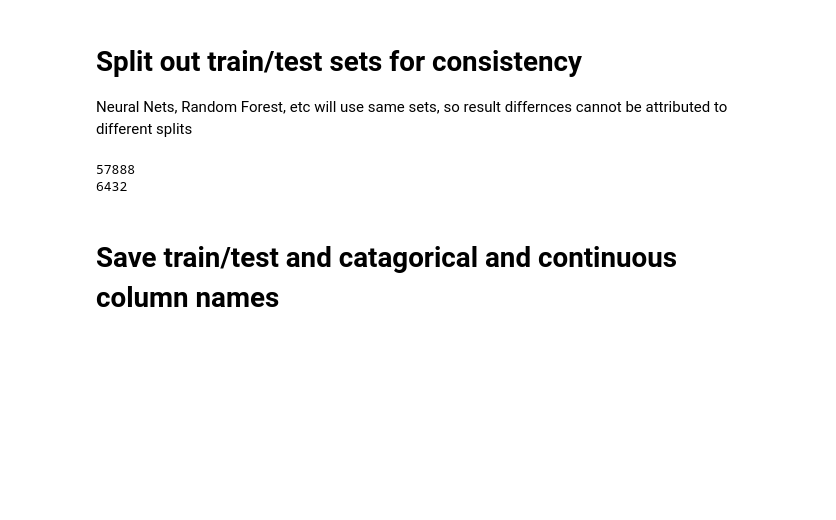
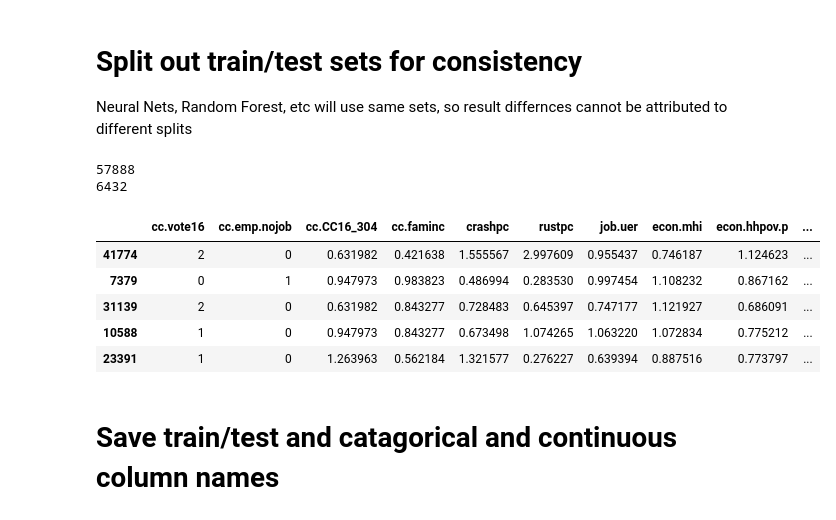
Before and after one commit to kperkins411/VoterAnalysis, a Jupyter notebook: DataCleaning_regid_31.ipynb, the cells around one changed output. Saved outputs shown, nothing was run; the diff lists cells and outputs as text; code cells hidden in the pictures; blank space fills up the shorter version.

```diff
--- a/DataCleaning_regid_31.ipynb
+++ b/DataCleaning_regid_31.ipynb
@@ -395,6 +439,15 @@ print(str(len(tst)))
 # %% [output]
 57888
 6432
+# %%
+train.head()
+# %% [output]
+|  | cc.vote16 | cc.emp.nojob | cc.CC16_304 | cc.faminc | crashpc | rustpc | job.uer | econ.mhi | econ.hhpov.p | ... |
+| 41774 | 2 | 0 | 0.631982 | 0.421638 | 1.555567 | 2.997609 | 0.955437 | 0.746187 | 1.124623 | ... |
+| 7379 | 0 | 1 | 0.947973 | 0.983823 | 0.486994 | 0.283530 | 0.997454 | 1.108232 | 0.867162 | ... |
+| 31139 | 2 | 0 | 0.631982 | 0.843277 | 0.728483 | 0.645397 | 0.747177 | 1.121927 | 0.686091 | ... |
+| 10588 | 1 | 0 | 0.947973 | 0.843277 | 0.673498 | 1.074265 | 1.063220 | 1.072834 | 0.775212 | ... |
+| 23391 | 1 | 0 | 1.263963 | 0.562184 | 1.321577 | 0.276227 | 0.639394 | 0.887516 | 0.773797 | ... |
 # %% [markdown]
 #  Save train/test and catagorical and continuous column names
 # %%
```
Also changed, not shown: parts of 22 cells of this notebook, 3 other files.
